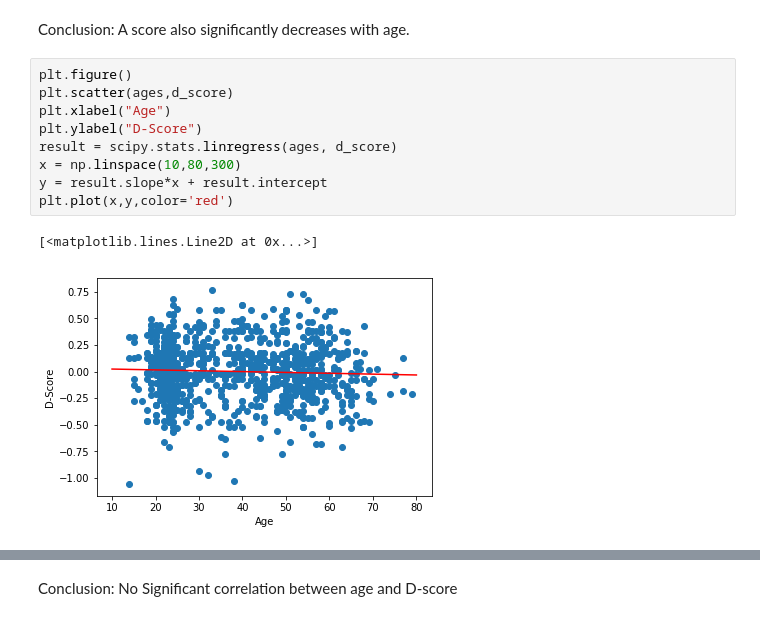
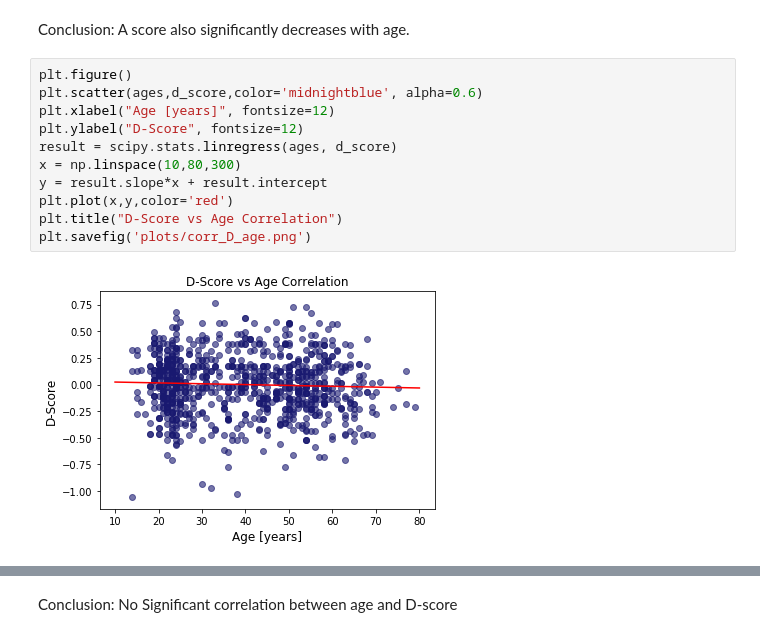
Before and after one commit to liliaellouz/empathy-analysis, a Jupyter notebook: Data_Analysis.ipynb, the cells around one changed output, grey strips where cells are left out. Drawn from its saved outputs; the diff is of its cells as text.

```diff
--- a/Data_Analysis.ipynb
+++ b/Data_Analysis.ipynb
@@ -392,16 +403,17 @@ print(result.pvalue)
 Conclusion: A score also significantly decreases with age.
 # %%
 plt.figure()
-plt.scatter(ages,d_score)
-plt.xlabel("Age")
-plt.ylabel("D-Score")
+plt.scatter(ages,d_score,color='midnightblue', alpha=0.6)
+plt.xlabel("Age [years]", fontsize=12)
+plt.ylabel("D-Score", fontsize=12)
 result = scipy.stats.linregress(ages, d_score)
 x = np.linspace(10,80,300)
 y = result.slope*x + result.intercept
 plt.plot(x,y,color='red')
+plt.title("D-Score vs Age Correlation")
+plt.savefig('plots/corr_D_age.png')
 # %% [output]
-[<matplotlib.lines.Line2D at 0x...>]
-[figure, old version]
+[figure, new version]
 # %%
 print(result.rvalue)
 print(result.pvalue)
```
Also changed, not shown: parts of 22 cells of this notebook, 14 other files.
